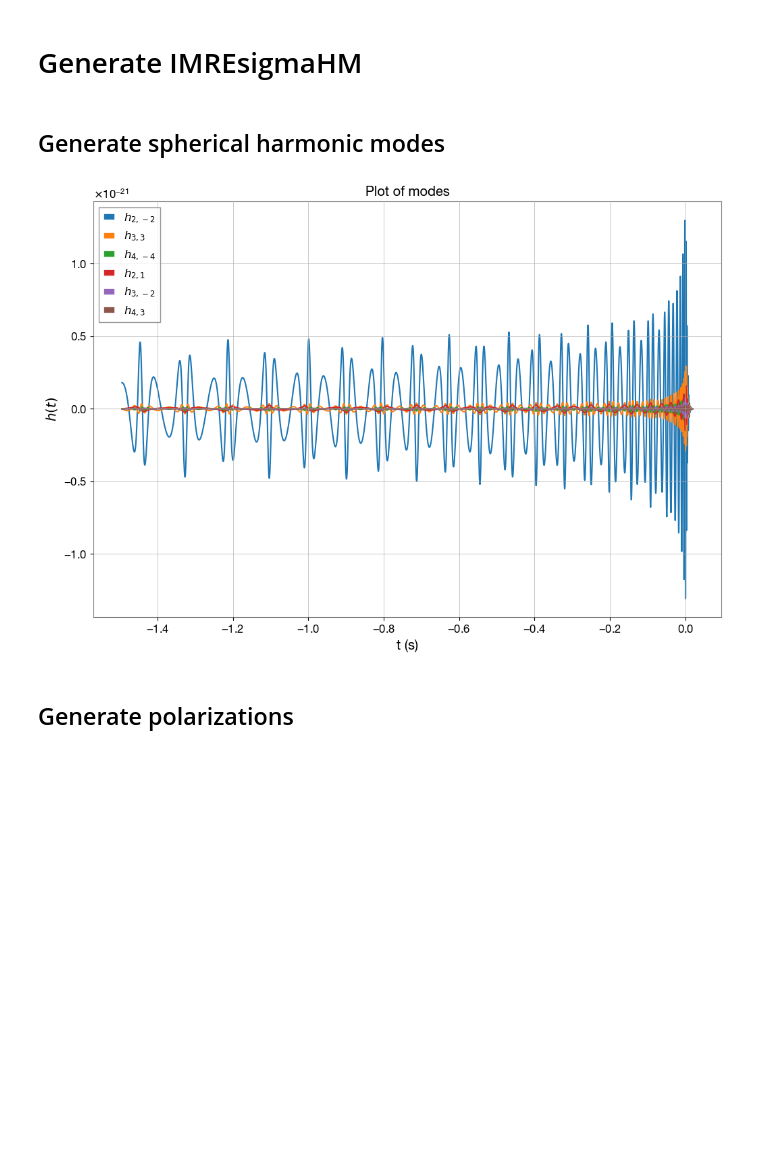
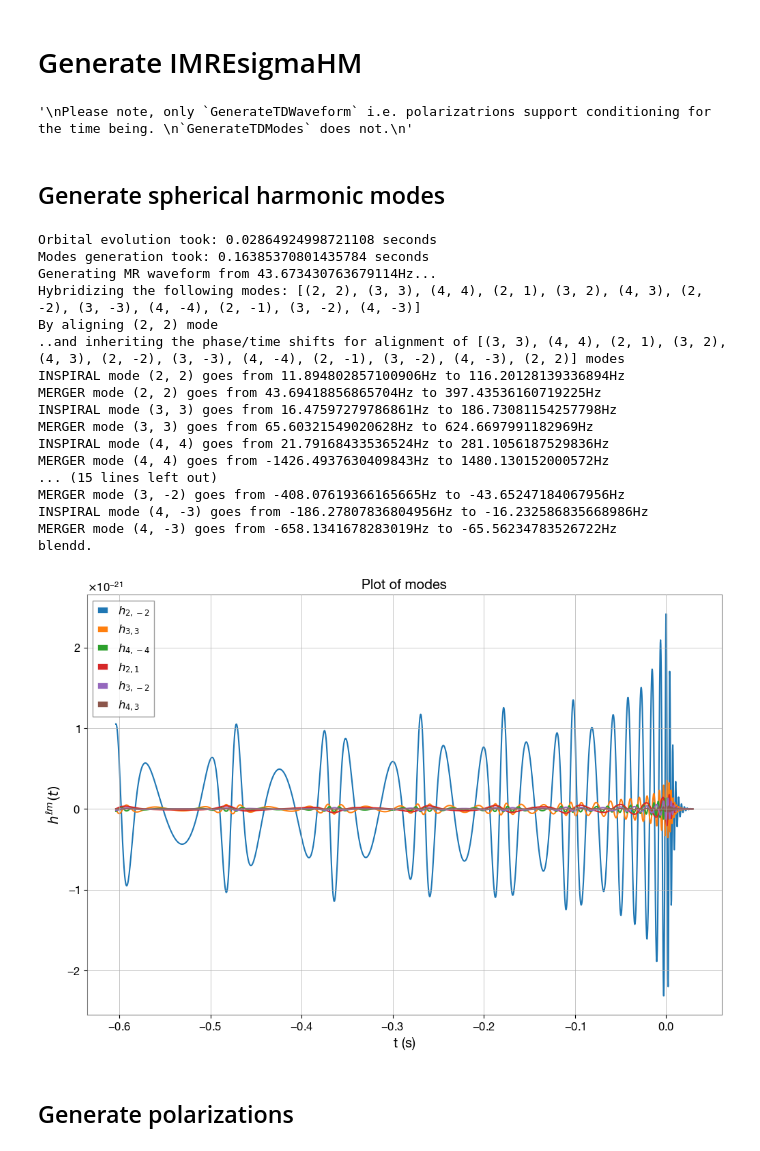
Before and after one commit to gwnrtools/esigmapy, a Jupyter notebook: notebooks/esigma_gwsignal.ipynb, the cells around one changed output. Cells and saved outputs as stored; diff of their text form; code cells hidden in the pictures; blank space fills up the shorter version.

```diff
--- a/notebooks/esigma_gwsignal.ipynb
+++ b/notebooks/esigma_gwsignal.ipynb
@@ -32,8 +32,8 @@ No version information file '.version' found
 # Generate IMREsigmaHM
 # %%
 # start with the usual parameter definitions
-m1 = 30.*u.solMass
-m2 = 10.*u.solMass
+m1 = 40.*u.solMass
+m2 = 20.*u.solMass
 s1x = 0.0*u.dimensionless_unscaled # EsigmaHM does not supports precessing spins.
 s1y = 0.*u.dimensionless_unscaled
 s1z = 0.3*u.dimensionless_unscaled
@@ -67,7 +67,8 @@ merger_ringdown_approximant="NRSur7dq4" # another choice is SEOBNRv4PHM
 return_hybridization_info=False
 return_orbital_params=False
 failsafe=True
-verbose=False
+verbose=True
+condition=1 # 0 means no tapering
 
 python_dict = {'mass1' : m1,
               'mass2' : m2,
@@ -100,9 +101,13 @@ python_dict = {'mass1' : m1,
               'return_orbital_params' : return_orbital_params,
               'failsafe' : failsafe,
               'verbose' : verbose,
-              'condition': 0}
-# keep condition to 0 always, even if you pass 1 EsigamHM does not support conditioning yet.
-# If you need it then you have to do it manually.
+              'condition': condition}
+"""
+Please note, only `GenerateTDWaveform` i.e. polarizatrions support conditioning for the time being.
+`GenerateTDModes` does not.
+"""
+# %% [output]
+'\nPlease note, only `GenerateTDWaveform` i.e. polarizatrions support conditioning for the time being. \n`GenerateTDModes` does not.\n'
 # %%
 gen = gwsignal_get_waveform_generator('IMREsigmaHM')
 # %% [markdown]
@@ -110,18 +115,35 @@ gen = gwsignal_get_waveform_generator('IMREsigmaHM')
 # %%
 hlm = wfm.GenerateTDModes(python_dict, gen)
 plt.figure(figsize=(12,8))
 plt.plot(hlm[(2,-2)] , label=r'$h_{2,-2}$')
 plt.plot(hlm[(3,3)] , label=r'$h_{3,3}$')
 plt.plot(hlm[(4,-4)] , label=r'$h_{4,-4}$')
 plt.plot(hlm[(2,1)] , label=r'$h_{2,1}$')
 plt.plot(hlm[(3,-2)] , label=r'$h_{3,-2}$')
 plt.plot(hlm[(4,3)] , label=r'$h_{4,3}$')
 plt.xlabel(r't (s)')
-plt.ylabel(r'$h(t)$')
+plt.ylabel(r'$h^{\ell m}(t)$')
 plt.title(r'Plot of modes')
 plt.legend(loc='best');
 # %% [output]
+Orbital evolution took: 0.02864924998721108 seconds
+Modes generation took: 0.16385370801435784 seconds
+Generating MR waveform from 43.673430763679114Hz...
+Hybridizing the following modes: [(2, 2), (3, 3), (4, 4), (2, 1), (3, 2), (4, 3), (2, -2), (3, -3), (4, -4), (2, -1), (3, -2), (4, -3)]
+By aligning (2, 2) mode
+..and inheriting the phase/time shifts for alignment of [(3, 3), (4, 4), (2, 1), (3, 2), (4, 3), (2, -2), (3, -3), (4, -4), (2, -1), (3, -2), (4, -3), (2, 2)] modes
+INSPIRAL mode (2, 2) goes from 11.894802857100906Hz to 116.20128139336894Hz
+MERGER mode (2, 2) goes from 43.69418856865704Hz to 397.43536160719225Hz
+INSPIRAL mode (3, 3) goes from 16.47597279786861Hz to 186.73081154257798Hz
+MERGER mode (3, 3) goes from 65.60321549020628Hz to 624.6697991182969Hz
+INSPIRAL mode (4, 4) goes from 21.79168433536524Hz to 281.1056187529836Hz
+MERGER mode (4, 4) goes from -1426.4937630409843Hz to 1480.130152000572Hz
+... (15 lines left out)
+MERGER mode (3, -2) goes from -408.07619366165665Hz to -43.65247184067956Hz
+INSPIRAL mode (4, -3) goes from -186.27807836804956Hz to -16.232586835668986Hz
+MERGER mode (4, -3) goes from -658.1341678283019Hz to -65.56234783526722Hz
+blendd.
-[figure, old version]
+[figure, new version]
 # %% [markdown]
 ## Generate polarizations
 # %%
```
Also changed, not shown: parts of 5 cells of this notebook, 2 other files.
